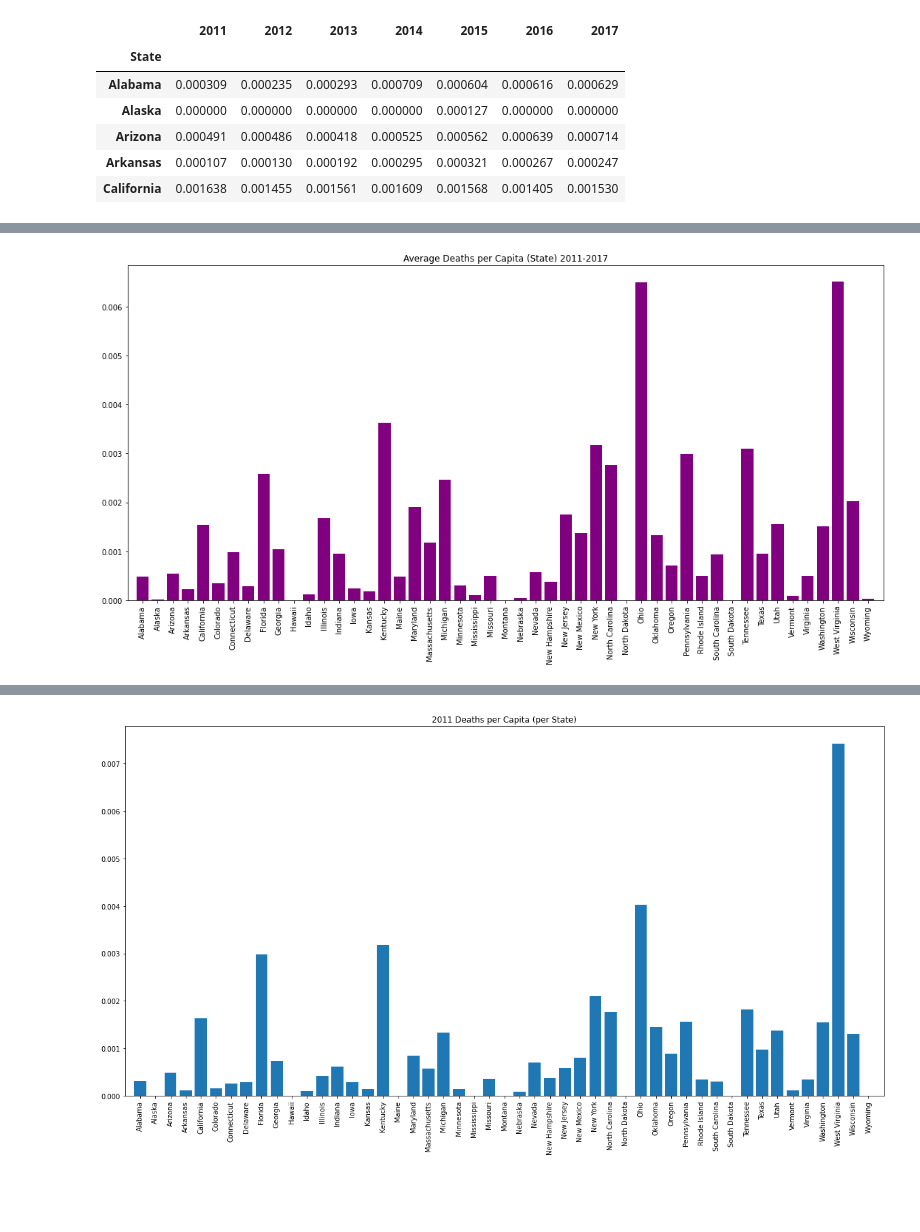
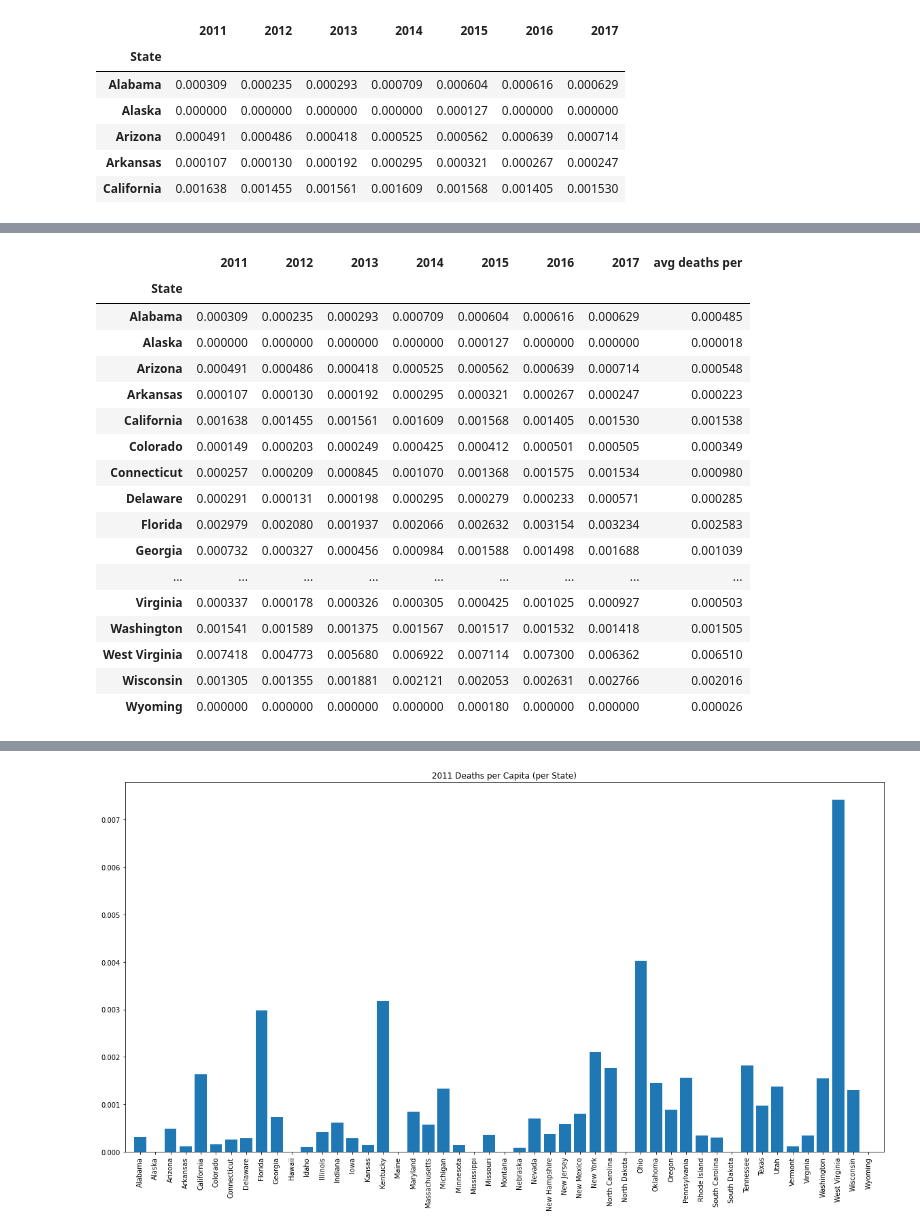
Before and after one commit to BrianMcLane/Opioid_Deaths_In_USA, a Jupyter notebook: project-one/flabs_Tues10.ipynb, the cells around one changed output, grey strips where cells are left out. Drawn from its saved outputs; the diff is of its cells as text; code cells hidden in the pictures; blank space fills up the shorter version.

```diff
--- a/project-one/flabs_Tues10.ipynb
+++ b/project-one/flabs_Tues10.ipynb
@@ -535,12 +506,0 @@ plt.show()
-# %%
-# Average Death Per Capita (State)
-plt.figure(figsize=(15, 8))
-plt.bar(state_df.index, death_per['avg deaths per'], color='purple')
-plt.title('Average Deaths per Capita (State) 2011-2017')
-plt.xticks(rotation='vertical')
-plt.tight_layout()
-plt.xlim(-1, 49, -.1)
-plt.savefig('Total Deaths per Capita (State) 2011-2017.png')
-plt.show()
-# %% [output]
-[figure, removed]
@@ -557,0 +510,22 @@ plt.show()
+# %%
+death_per['avg deaths per'] = avg_death_per
+death_per
+# %% [output]
+|  | 2011 | 2012 | 2013 | 2014 | 2015 | 2016 | 2017 | avg deaths per |
+| State |  |  |  |  |  |  |  |  |
+| Alabama | 0.000309 | 0.000235 | 0.000293 | 0.000709 | 0.000604 | 0.000616 | 0.000629 | 0.000485 |
+| Alaska | 0.000000 | 0.000000 | 0.000000 | 0.000000 | 0.000127 | 0.000000 | 0.000000 | 0.000018 |
+| Arizona | 0.000491 | 0.000486 | 0.000418 | 0.000525 | 0.000562 | 0.000639 | 0.000714 | 0.000548 |
+| Arkansas | 0.000107 | 0.000130 | 0.000192 | 0.000295 | 0.000321 | 0.000267 | 0.000247 | 0.000223 |
+| California | 0.001638 | 0.001455 | 0.001561 | 0.001609 | 0.001568 | 0.001405 | 0.001530 | 0.001538 |
+| Colorado | 0.000149 | 0.000203 | 0.000249 | 0.000425 | 0.000412 | 0.000501 | 0.000505 | 0.000349 |
+| Connecticut | 0.000257 | 0.000209 | 0.000845 | 0.001070 | 0.001368 | 0.001575 | 0.001534 | 0.000980 |
+| Delaware | 0.000291 | 0.000131 | 0.000198 | 0.000295 | 0.000279 | 0.000233 | 0.000571 | 0.000285 |
+| Florida | 0.002979 | 0.002080 | 0.001937 | 0.002066 | 0.002632 | 0.003154 | 0.003234 | 0.002583 |
+| Georgia | 0.000732 | 0.000327 | 0.000456 | 0.000984 | 0.001588 | 0.001498 | 0.001688 | 0.001039 |
+| ... | ... | ... | ... | ... | ... | ... | ... | ... |
+| Virginia | 0.000337 | 0.000178 | 0.000326 | 0.000305 | 0.000425 | 0.001025 | 0.000927 | 0.000503 |
+| Washington | 0.001541 | 0.001589 | 0.001375 | 0.001567 | 0.001517 | 0.001532 | 0.001418 | 0.001505 |
+| West Virginia | 0.007418 | 0.004773 | 0.005680 | 0.006922 | 0.007114 | 0.007300 | 0.006362 | 0.006510 |
+| Wisconsin | 0.001305 | 0.001355 | 0.001881 | 0.002121 | 0.002053 | 0.002631 | 0.002766 | 0.002016 |
+| Wyoming | 0.000000 | 0.000000 | 0.000000 | 0.000000 | 0.000180 | 0.000000 | 0.000000 | 0.000026 |
```
Also changed, not shown: parts of 24 cells of this notebook, 3 other files.
